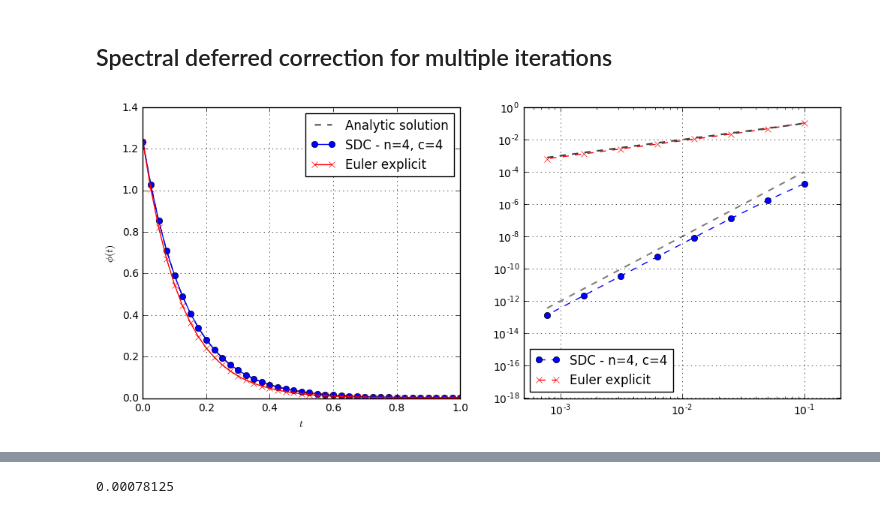
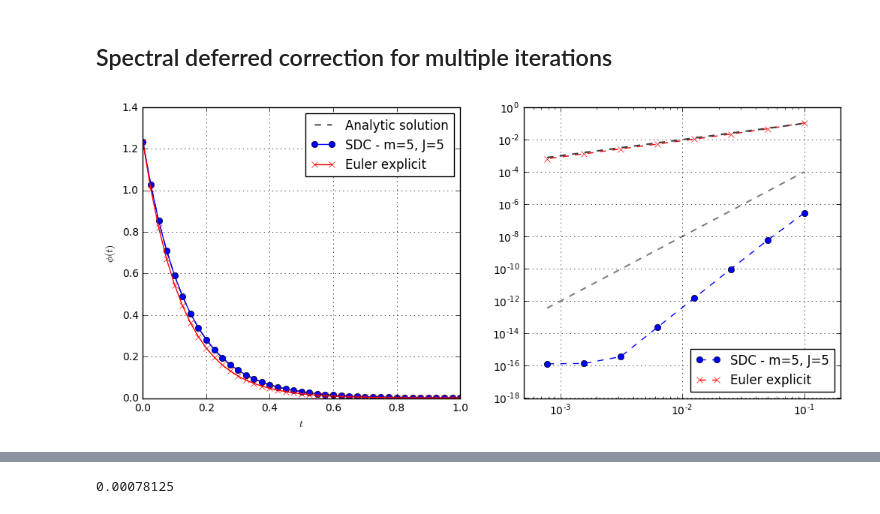
Before and after one commit to winesitter/Python-Scripts, a Jupyter notebook: DeferredCorrection_for_ODEs/SpectralDeferredCorrectionMethod.ipynb, the cells around one changed output, grey strips where cells are left out. Drawn from its saved outputs; the diff is of its cells as text; code cells hidden in the pictures.

```diff
--- a/DeferredCorrection_for_ODEs/SpectralDeferredCorrectionMethod.ipynb
+++ b/DeferredCorrection_for_ODEs/SpectralDeferredCorrectionMethod.ipynb
@@ -818,29 +979,33 @@ def SpectralDeferredCorrection(y0, fluxFun, **kwargs):
         #---------------------------------------------------
         y_aprx[0] = y_sol[n_dt]
 
+
+        # Compute approximate solution on substeps
+        #----------------------------------------
+        for i in range(1,len(t_sub)):
+            # Compute sub-timestep
+            #----------------------------------------
+            tau_i = t_sub[i] - t_sub[i-1]
+            y_aprx[i] = y_aprx[i-1] + tau_i * fluxFun(y_aprx[i-1])
+
+
         # Loop over error correction steps
         #---------------------------------------------------
         for j_corr in range(0, n_corr):
             e_aprx[0] = 0.0
-            for i, ti in enumerate(t_sub):
-                if (i>0):
-                    # Compute sub-timestep
-                    #----------------------------------------
-                    tau_i = t_sub[i] - t_sub[i-1]
 
-                    # Compute approximate solution on substeps
-                    # (only befor first correction step)
-                    #----------------------------------------
-                    if (j_corr == 0):
-                        y_aprx[i] = y_aprx[i-1] + tau_i * fluxFun(y_aprx[i-1])
+            for i in range(1, n_sub):
+                # Compute sub-timestep
+                #----------------------------------------
+                tau_i = t_sub[i] - t_sub[i-1]
 
-                    # Compute errors on substeps
-                    #-----------------------------------------------
-                    dF = fluxFun(y_aprx[i-1] + e_aprx[i-1]) - fluxFun(y_aprx[i-1])
-                    dE = 0.0
-                    for k in range(0, n_sub):
-                        dE += S[i][k] * fluxFun(y_aprx[k])
-                    e_aprx[i] = e_aprx[i-1] + tau_i * (dF + dE) - (y_aprx[i] - y_aprx[i-1])
+                # Compute errors on substeps
+                #-----------------------------------------------
+                dF = fluxFun(y_aprx[i-1] + e_aprx[i-1]) - fluxFun(y_aprx[i-1])
+                dE = 0.0
+                for k in range(0, n_sub):
+                    dE += S[i][k] * fluxFun(y_aprx[k])
+                e_aprx[i] = e_aprx[i-1] + tau_i * (dF + dE) - (y_aprx[i] - y_aprx[i-1])
 
             # Correction of approximate solution
             #------------------------------------------------------
@@ -867,8 +1032,8 @@ lam  = -np.exp(1)**2
 y0   = 1.2345
 Tsim = 1.0
 dt = [0.1, 0.05, 0.025, 0.0125, 0.00625, 0.003125, 0.0015625, 0.00078125]
-n_corr = 4
-n_sub = 4
+n_corr = 5
+n_sub = 5
 
 # Flux function
 def fluxFun(y):
@@ -925,7 +1090,7 @@ plt_ana, = ax11.plot(t_ana[i_dt], y_ana[i_dt],
                      label='Analytic solution')
 plt_SDC, = ax11.plot(t_SDC[i_dt], y_SDC[i_dt],
                      ls='-', c='b', marker='o',
-                     label=r'SDC - n=%d, c=%d' % (n_sub, n_corr))
+                     label=r'SDC - m=%d, J=%d' % (n_sub, n_corr))
 plt_eul, = ax11.plot(t_eul[i_dt], y_eul[i_dt],
                      ls='-', c='r', marker='x',
                      label='Euler explicit')
@@ -936,35 +1101,35 @@ legend11 = ax11.legend(handles=[plt_ana, plt_SDC, plt_eul], loc=0)
 ax11.set_xlabel(r'$t$')
 ax11.set_ylabel(r'$\phi(t)$')
 ax11.set_title(r'')
 ax11.grid(True)
 
 
 # Plot error
 #------------------------------------------------------
 ax12 = fig1.add_subplot(122)
 errPlot_SDC, = ax12.plot(dt, err_SDC,
                          ls='--', c='b', marker='o',
-                         label=r'SDC - n=%d, c=%d' % (n_sub, n_corr))
+                         label=r'SDC - m=%d, J=%d' % (n_sub, n_corr))
 errPlot_EEX, = ax12.plot(dt, err_eul,
                          ls='--', c='r', marker='x',
                          label='Euler explicit')
 
 # Plot ideal log line
 x_N1, y_N1, txt_N1x, txt_N1y = get_idealLogLine([dt[-1], dt[0]], 1, 1.0, 1.0)
-x_N2, y_N2, txt_N2x, txt_N2y = get_idealLogLine([dt[-1], dt[0]], 4, 1.0, 1.0)
+x_N2, y_N2, txt_N2x, txt_N2y = get_idealLogLine([dt[-1], dt[0]], 5, 1.0, 1.0)
 N1 = ax12.plot(x_N1, y_N1, color=[.25,.25,.25], marker='None', ls='--', lw=1.5)
 N2 = ax12.plot(x_N2, y_N2, color=[.5,.5,.5], marker='None', ls='--', lw=1.5)
 
 ax12.set_xscale('log')
 ax12.set_yscale('log')
 ax12.set_xlim([5e-4, 2e-1])
 ax12.set_ylim([1e-18, 1e0])
 ax12.grid(True)
 
 legend12 = ax12.legend(handles=[errPlot_SDC, errPlot_EEX], loc=0)
 
 plt.show()
 # %% [output]
-[figure, old version]
+[figure, new version]
 # %%
 0.003125 / 2
```
Also changed, not shown: parts of 3 cells of this notebook.
